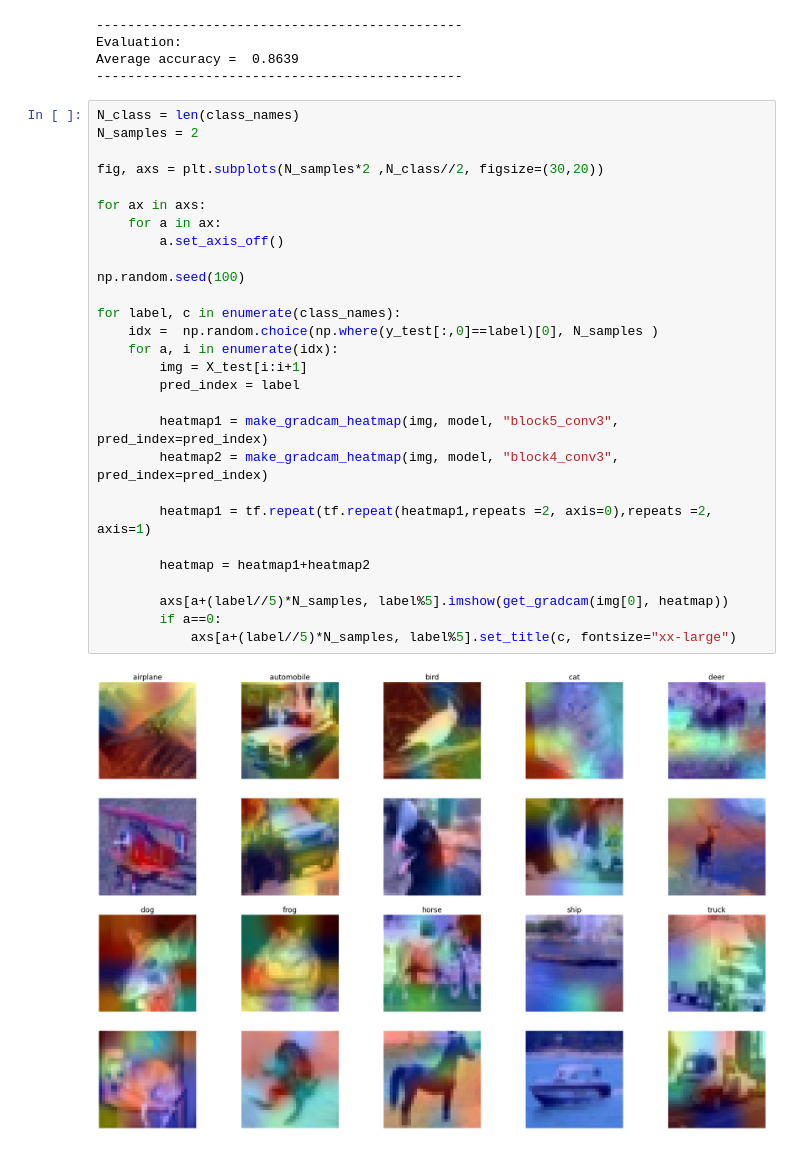
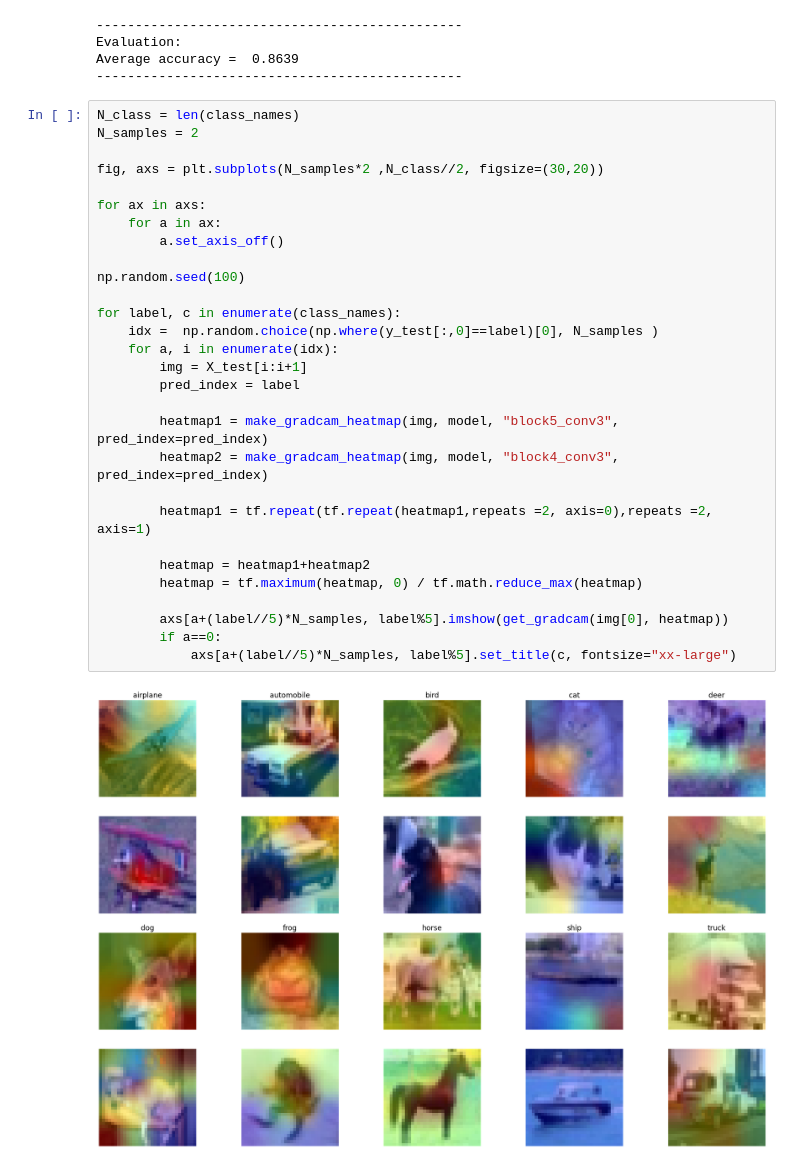
Before and after one commit to MiguelTaibo/MLLB-DL-Project, a Jupyter notebook: 5_Heatmaps.ipynb, the cells around one changed output. Saved outputs shown, nothing was run; the diff lists cells and outputs as text.

Commit message:
update heatmaps

```diff
--- a/5_Heatmaps.ipynb
+++ b/5_Heatmaps.ipynb
@@ -145,30 +145,31 @@ Average accuracy =  0.8639
 # %%
 N_class = len(class_names)
 N_samples = 2
 
 fig, axs = plt.subplots(N_samples*2 ,N_class//2, figsize=(30,20))
 
 for ax in axs:
     for a in ax:
         a.set_axis_off()
 
 np.random.seed(100)
 
 for label, c in enumerate(class_names):
     idx =  np.random.choice(np.where(y_test[:,0]==label)[0], N_samples )
     for a, i in enumerate(idx):
         img = X_test[i:i+1]
         pred_index = label
 
         heatmap1 = make_gradcam_heatmap(img, model, "block5_conv3", pred_index=pred_index)
         heatmap2 = make_gradcam_heatmap(img, model, "block4_conv3", pred_index=pred_index)
 
         heatmap1 = tf.repeat(tf.repeat(heatmap1,repeats =2, axis=0),repeats =2, axis=1)
 
         heatmap = heatmap1+heatmap2
+        heatmap = tf.maximum(heatmap, 0) / tf.math.reduce_max(heatmap)
 
         axs[a+(label//5)*N_samples, label%5].imshow(get_gradcam(img[0], heatmap))
         if a==0:
             axs[a+(label//5)*N_samples, label%5].set_title(c, fontsize="xx-large")
 # %% [output]
-[figure, old version]
+[figure, new version]
```
